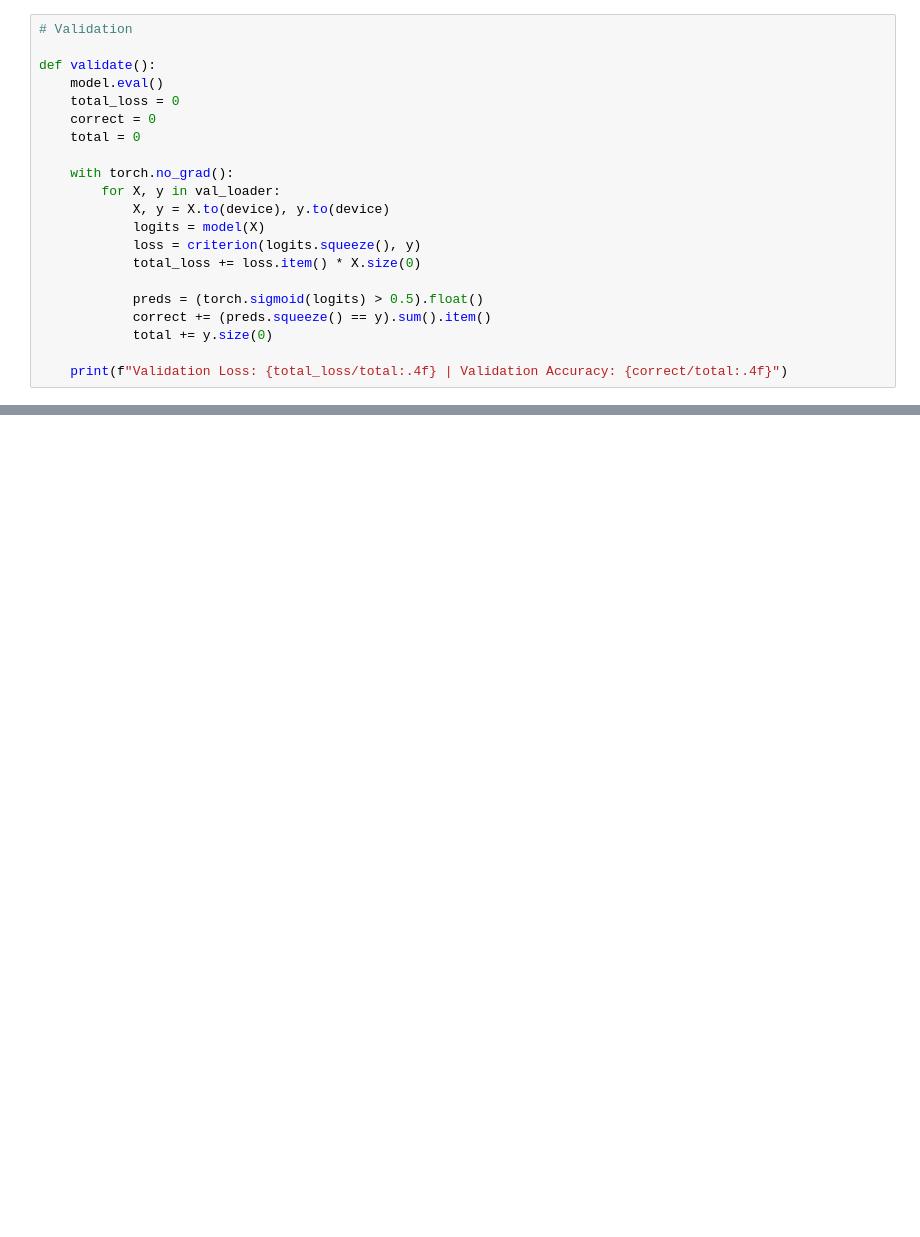
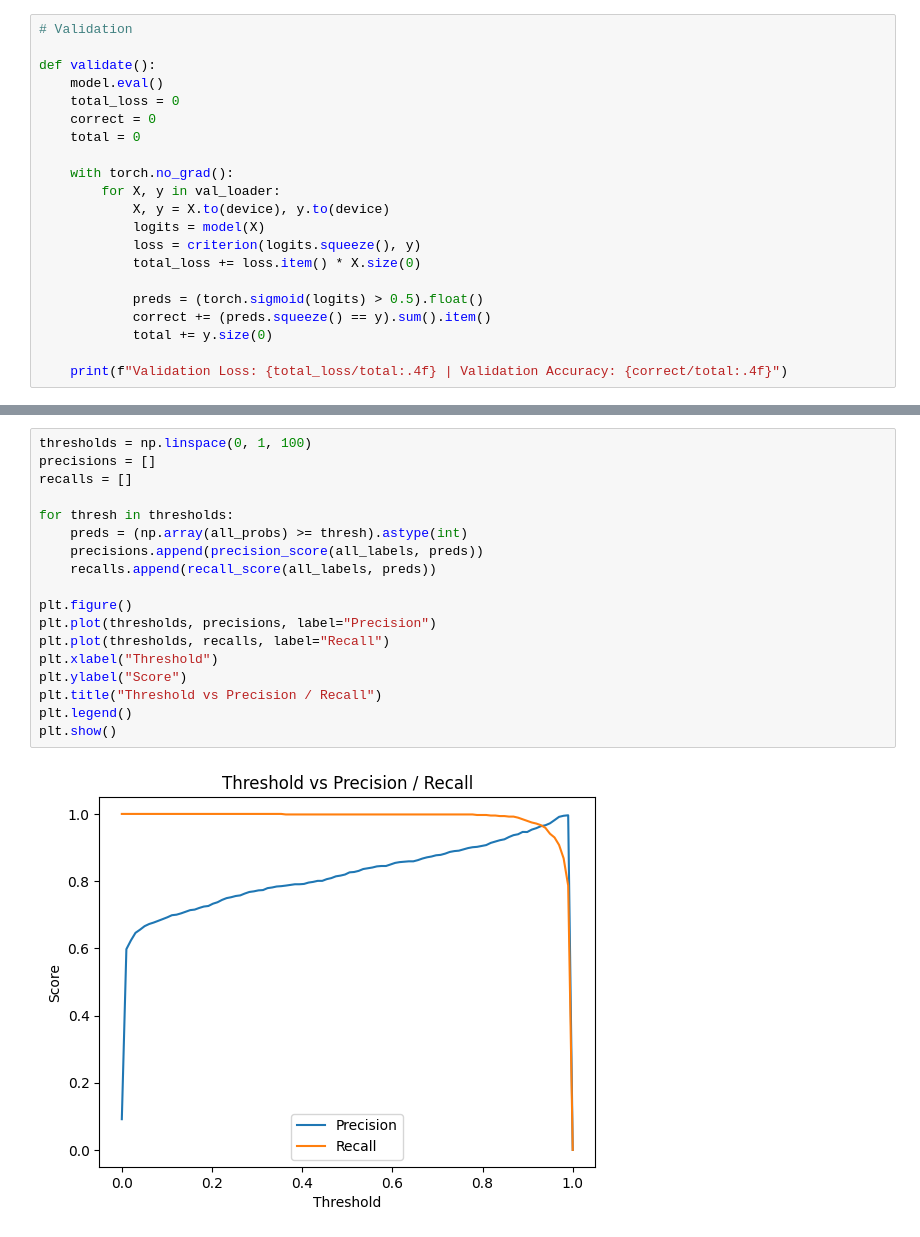
Before and after one commit to emmanuel-sp/Asteroid-PHA-Predictor, a Jupyter notebook: training.ipynb, the cells around one changed output, grey strips where cells are left out. Saved outputs shown, nothing was run; the diff lists cells and outputs as text; blank space fills up the shorter version.

```diff
--- a/training.ipynb
+++ b/training.ipynb
@@ -226,0 +431,20 @@ test()
+# %%
+thresholds = np.linspace(0, 1, 100)
+precisions = []
+recalls = []
+
+for thresh in thresholds:
+    preds = (np.array(all_probs) >= thresh).astype(int)
+    precisions.append(precision_score(all_labels, preds))
+    recalls.append(recall_score(all_labels, preds))
+
+plt.figure()
+plt.plot(thresholds, precisions, label="Precision")
+plt.plot(thresholds, recalls, label="Recall")
+plt.xlabel("Threshold")
+plt.ylabel("Score")
+plt.title("Threshold vs Precision / Recall")
+plt.legend()
+plt.show()
+# %% [output]
+[figure, added]
```
Also changed, not shown: parts of 25 cells of this notebook.
